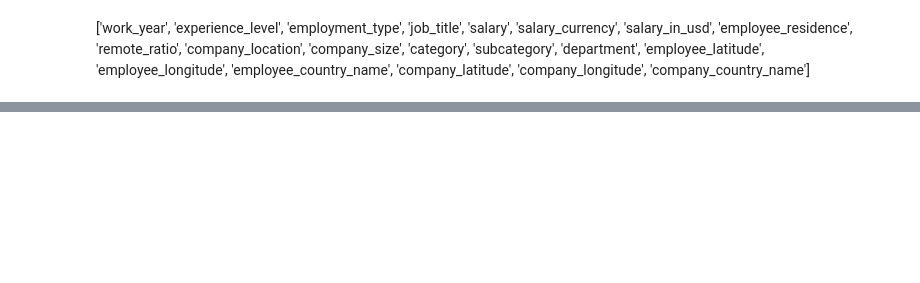
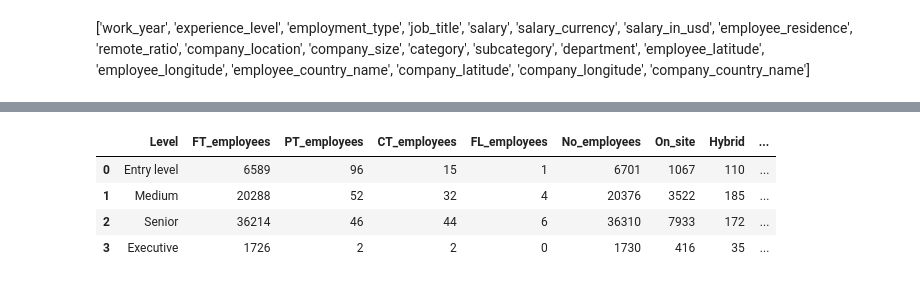
Before and after one commit to monroyminerodiego/visualization-tools-IX, a Jupyter notebook: ML/U2/ProjectU2/analysis_ariel.ipynb, the cells around one changed output, grey strips where cells are left out. Drawn from its saved outputs; the diff is of its cells as text; code cells hidden in the pictures; blank space fills up the shorter version.

```diff
--- a/ML/U2/ProjectU2/analysis_ariel.ipynb
+++ b/ML/U2/ProjectU2/analysis_ariel.ipynb
@@ -289,0 +351,41 @@ sunburst_chart.show()
+# %%
+"""
+def country_potential(department: str = None):
+"""
+
+for level in list(base_df['experience_level'].unique()):
+    levels_df = base_df[base_df['experience_level'] == level]
+    level_name = level
+    no_employees = levels_df['experience_level'].count()
+    level_income = levels_df['salary_in_usd'].sum()
+    level_avg_income = levels_df['salary_in_usd'].mean()
+    on_site = levels_df[levels_df['remote_ratio'] == 'On-site']['remote_ratio'].count()
+    hybrid = levels_df[levels_df['remote_ratio'] == 'Hybrid']['remote_ratio'].count()
+    remote = levels_df[levels_df['remote_ratio'] == 'Remote']['remote_ratio'].count()
+    freelancer = levels_df[levels_df['employment_type'] == 'FL']['employment_type'].count()
+    full_time = levels_df[levels_df['employment_type'] == 'FT']['employment_type'].count()
+    part_time = levels_df[levels_df['employment_type'] == 'PT']['employment_type'].count()
+    contract = levels_df[levels_df['employment_type'] == 'CT']['employment_type'].count()
+    freelancer = levels_df[levels_df['employment_type'] == 'FL']['employment_type'].count()
+    if level == 'EN':
+        level_name = 'Entry level'
+        row_1 = [level_name, full_time, part_time, contract, freelancer, no_employees, on_site, hybrid, remote, level_income, level_avg_income]
+    elif level == 'MI':
+        level_name = 'Medium'
+        row_2 = [level_name, full_time, part_time, contract, freelancer, no_employees, on_site, hybrid, remote, level_income, level_avg_income]
+    elif level == 'SE':
+        level_name = 'Senior'
+        row_3 = [level_name, full_time, part_time, contract, freelancer, no_employees, on_site, hybrid, remote, level_income, level_avg_income]
+    elif level == 'EX':
+        level_name = 'Executive'
+        row_4 = [level_name, full_time, part_time, contract, freelancer, no_employees, on_site, hybrid, remote, level_income, level_avg_income]
+
+employees_df = pd.DataFrame(np.array([row_1, row_2, row_3, row_4]), columns=['Level', 'FT_employees', 'PT_employees', 'CT_employees', 'FL_employees', 'No_employees', 'On_site', 'Hybrid', 'Remote', 'Level_income', 'Level_avg_income'])
+employees_df = employees_df.astype({'Level': str, 'FT_employees': int, 'PT_employees':int, 'CT_employees': int, 'FL_employees': int, 'No_employees': int, 'On_site': int, 'Hybrid': int, 'Remote': int, 'Level_income': int, 'Level_avg_income': float})
+employees_df
+# %% [output]
+|  | Level | FT_employees | PT_employees | CT_employees | FL_employees | No_employees | On_site | Hybrid | ... |
+| 0 | Entry level | 6589 | 96 | 15 | 1 | 6701 | 1067 | 110 | ... |
+| 1 | Medium | 20288 | 52 | 32 | 4 | 20376 | 3522 | 185 | ... |
+| 2 | Senior | 36214 | 46 | 44 | 6 | 36310 | 7933 | 172 | ... |
+| 3 | Executive | 1726 | 2 | 2 | 0 | 1730 | 416 | 35 | ... |
```
Also changed, not shown: parts of 15 cells of this notebook.
